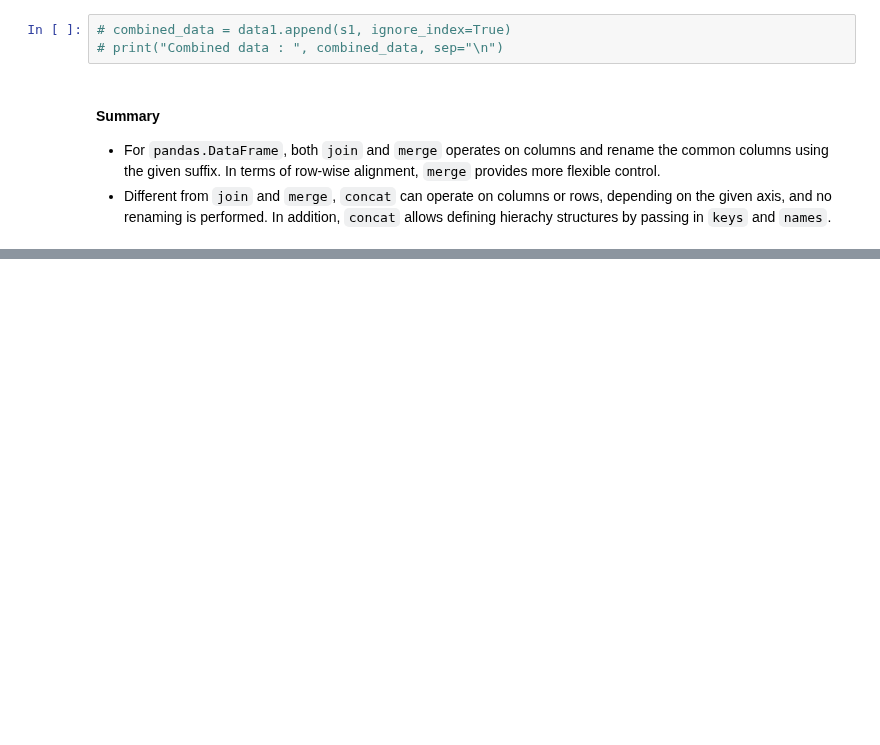
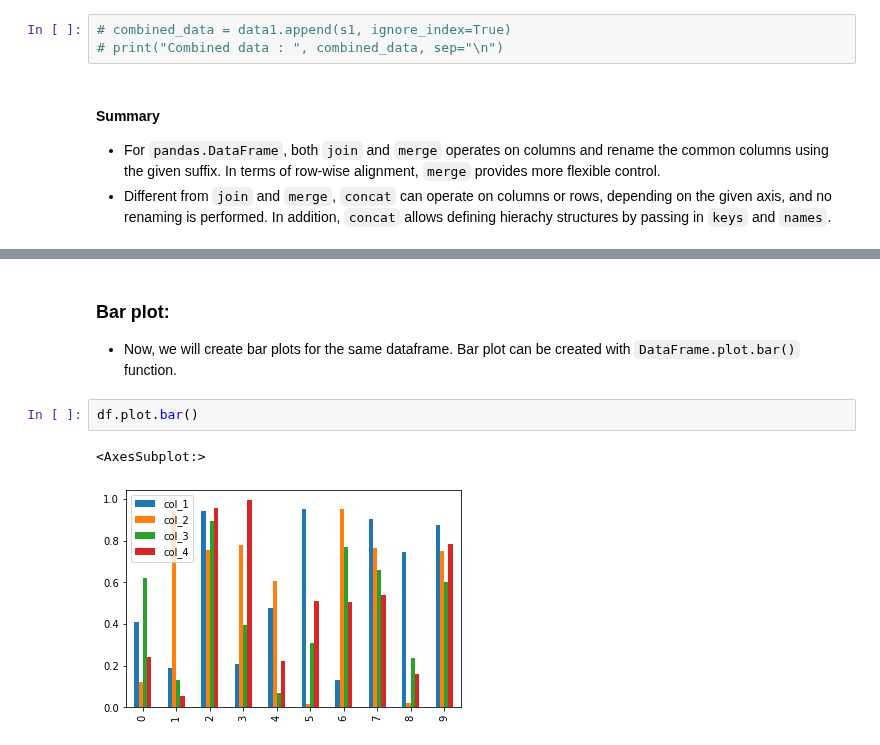
Before and after one commit to tayyabsarfraz/Introduction-to-Data-Analyst-and-Data-Science, a Jupyter notebook: Module no 02- Python for Data Scientists/Pandas for Data Scientists/Lec-2.09_00(Pandas-00-Introduction).ipynb, the cells around one changed output, grey strips where cells are left out. Saved outputs shown, nothing was run; the diff lists cells and outputs as text; blank space fills up the shorter version.

```diff
--- a/Module no 02- Python for Data Scientists/Pandas for Data Scientists/Lec-2.09_00(Pandas-00-Introduction).ipynb
+++ b/Module no 02- Python for Data Scientists/Pandas for Data Scientists/Lec-2.09_00(Pandas-00-Introduction).ipynb
@@ -957,0 +980,8 @@ array(['Afghanistan', 'Albania', 'Algeria', 'Angola', 'Argentina',
+# %% [markdown]
+### Bar plot:
+- Now, we will create bar plots for the same dataframe. Bar plot can be created with `DataFrame.plot.bar()` function.
+# %%
+df.plot.bar()
+# %% [output]
+<AxesSubplot:>
+[figure, added]
```
Also changed, not shown: parts of 20 cells of this notebook, 1 other file.
